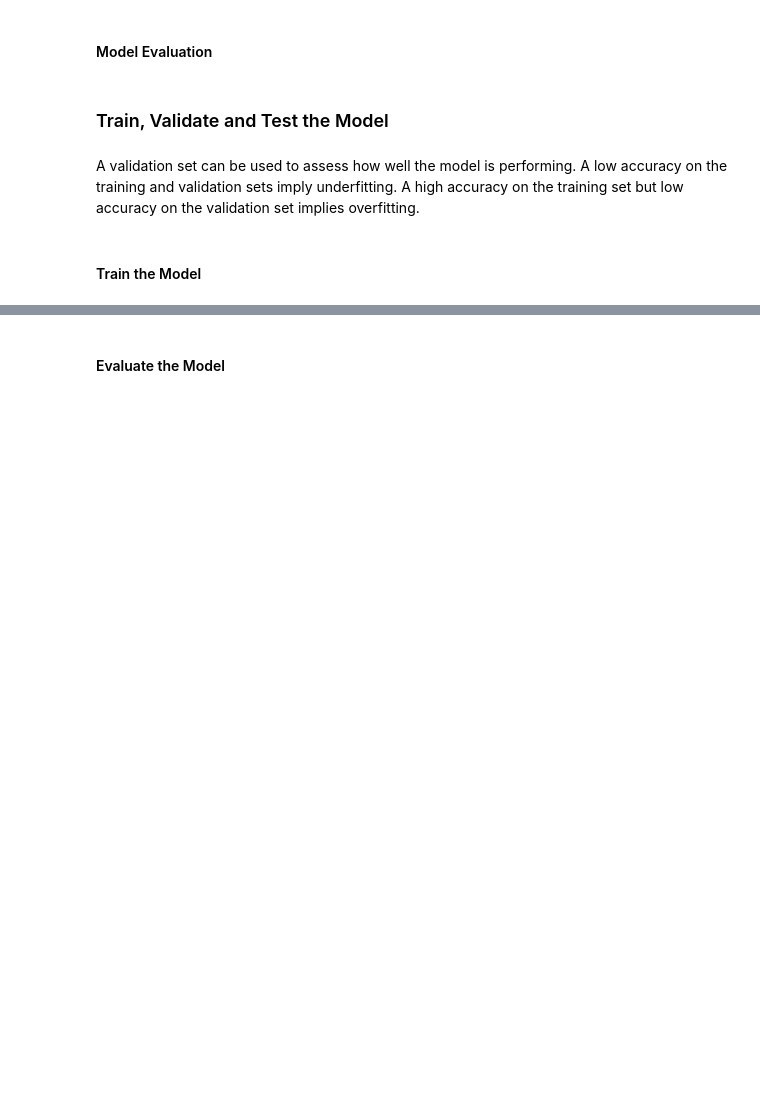
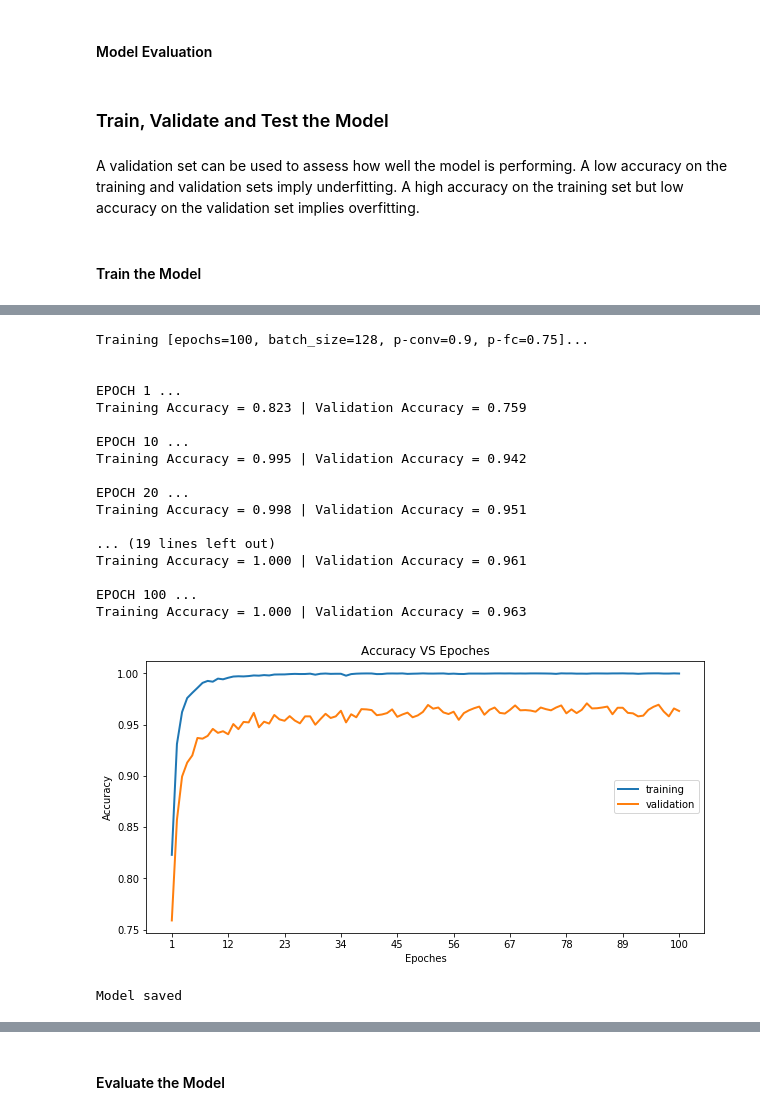
Before and after one commit to jingr1/CarND-Traffic-Sign-Classifier-Project, a Jupyter notebook: Traffic_Sign_Classifier.ipynb, the cells around one changed output, grey strips where cells are left out. Saved outputs shown, nothing was run; the diff lists cells and outputs as text; code cells hidden in the pictures; blank space fills up the shorter version.

```diff
--- a/Traffic_Sign_Classifier.ipynb
+++ b/Traffic_Sign_Classifier.ipynb
@@ -355,0 +430,22 @@ train_model(X_train_grayscaled,y_train,X_valid_grayscaled,y_valid,print_freq = 1
+# %%
+train_model(X_train_normalized,y_train,X_valid_normalized,y_valid,p_conv = 0.9, p_fc = 0.75,print_freq = 10)
+# %% [output]
+Training [epochs=100, batch_size=128, p-conv=0.9, p-fc=0.75]...
+
+
+EPOCH 1 ...
+Training Accuracy = 0.823 | Validation Accuracy = 0.759
+
+EPOCH 10 ...
+Training Accuracy = 0.995 | Validation Accuracy = 0.942
+
+EPOCH 20 ...
+Training Accuracy = 0.998 | Validation Accuracy = 0.951
+
+... (19 lines left out)
+Training Accuracy = 1.000 | Validation Accuracy = 0.961
+
+EPOCH 100 ...
+Training Accuracy = 1.000 | Validation Accuracy = 0.963
+[figure, added]
+Model saved
```
Also changed, not shown: parts of 25 cells of this notebook.
